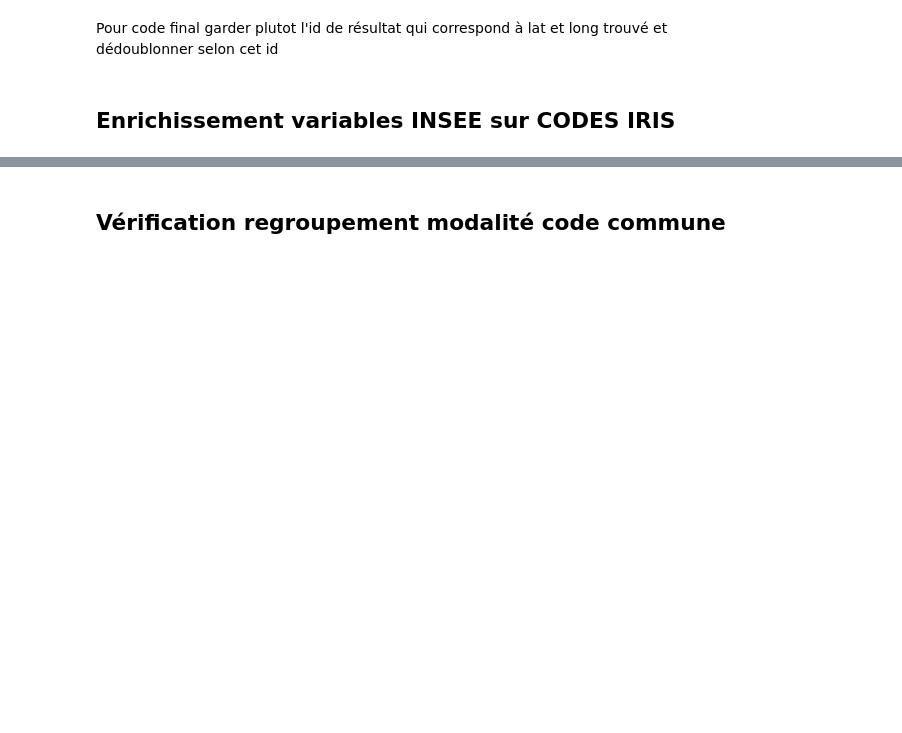
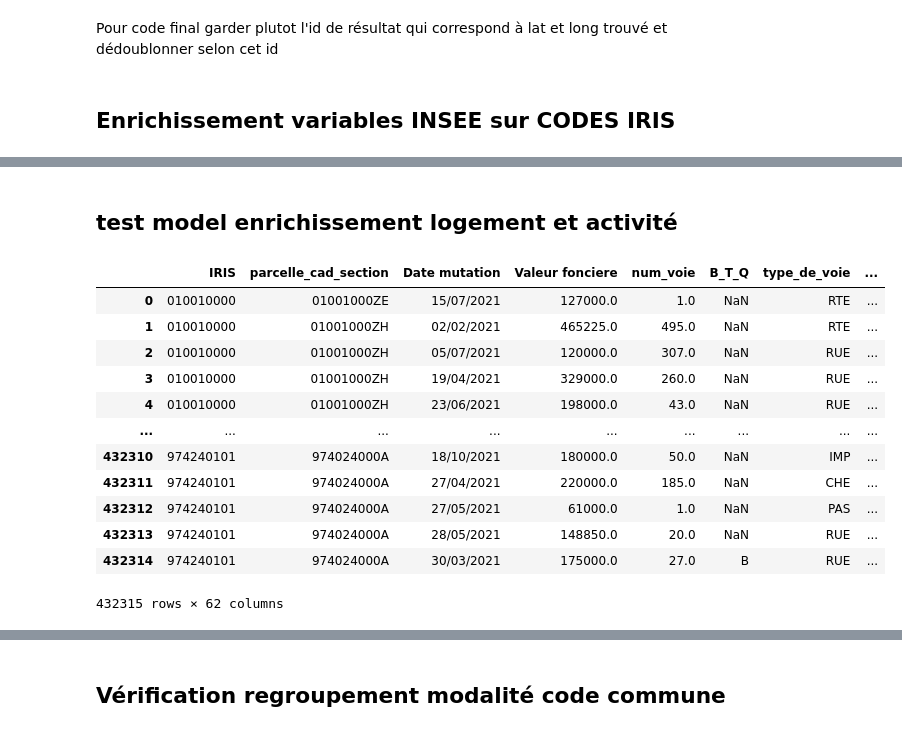
Before and after one commit to PierreBeylard/house_prediction, a Jupyter notebook: notebooks/test_notebook.ipynb, the cells around one changed output, grey strips where cells are left out. Cells and saved outputs as stored; diff of their text form; code cells hidden in the pictures; blank space fills up the shorter version.

```diff
--- a/notebooks/test_notebook.ipynb
+++ b/notebooks/test_notebook.ipynb
@@ -839,0 +1325,2 @@ df
+# %% [markdown]
+## test model enrichissement logement et activité
@@ -839,0 +1339,16 @@ df
+# %%
+df
+# %% [output]
+|  | IRIS | parcelle_cad_section | Date mutation | Valeur fonciere | num_voie | B_T_Q | type_de_voie | ... |
+| 0 | 010010000 | 01001000ZE | 15/07/2021 | 127000.0 | 1.0 | NaN | RTE | ... |
+| 1 | 010010000 | 01001000ZH | 02/02/2021 | 465225.0 | 495.0 | NaN | RTE | ... |
+| 2 | 010010000 | 01001000ZH | 05/07/2021 | 120000.0 | 307.0 | NaN | RUE | ... |
+| 3 | 010010000 | 01001000ZH | 19/04/2021 | 329000.0 | 260.0 | NaN | RUE | ... |
+| 4 | 010010000 | 01001000ZH | 23/06/2021 | 198000.0 | 43.0 | NaN | RUE | ... |
+| ... | ... | ... | ... | ... | ... | ... | ... | ... |
+| 432310 | 974240101 | 974024000A | 18/10/2021 | 180000.0 | 50.0 | NaN | IMP | ... |
+| 432311 | 974240101 | 974024000A | 27/04/2021 | 220000.0 | 185.0 | NaN | CHE | ... |
+| 432312 | 974240101 | 974024000A | 27/05/2021 | 61000.0 | 1.0 | NaN | PAS | ... |
+| 432313 | 974240101 | 974024000A | 28/05/2021 | 148850.0 | 20.0 | NaN | RUE | ... |
+| 432314 | 974240101 | 974024000A | 30/03/2021 | 175000.0 | 27.0 | B | RUE | ... |
+432315 rows × 62 columns
```
Also changed, not shown: parts of 56 cells of this notebook, 1 other file.
